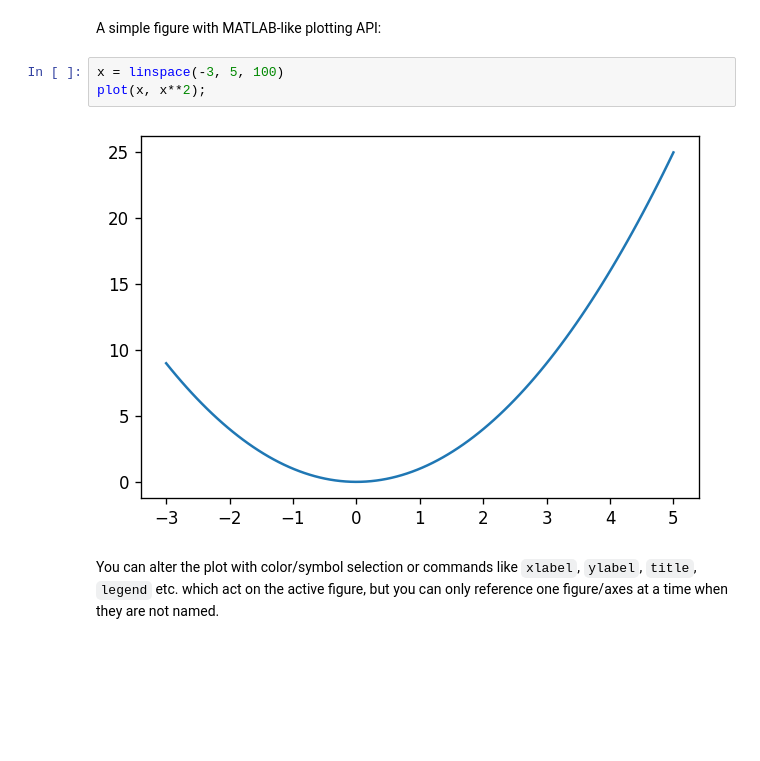
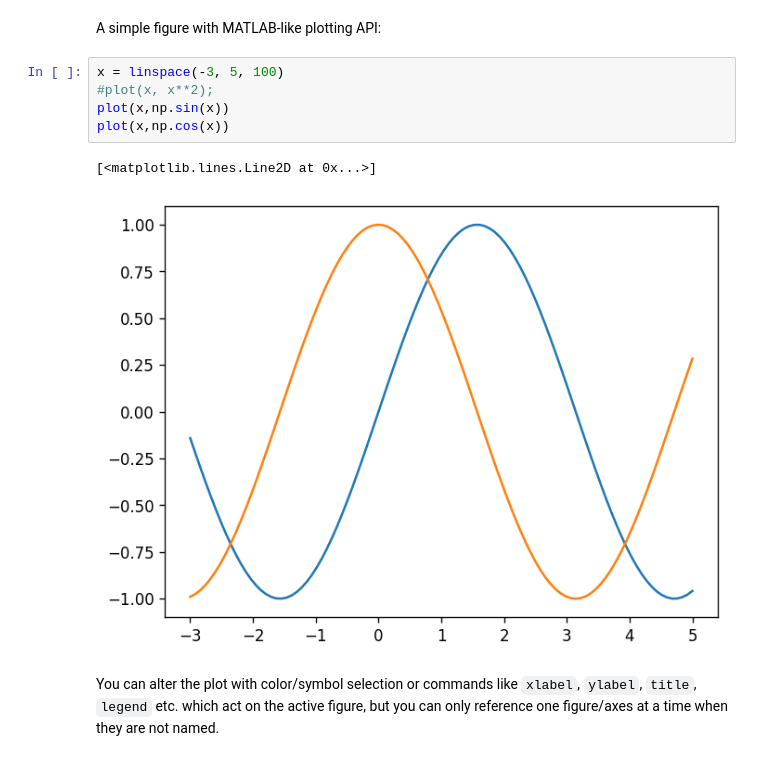
Before and after one commit to PatrickPasolini/MLDM_Lab, a Jupyter notebook: Python-Introduction/04-Matplotlib.ipynb, the cells around one changed output. Cells and saved outputs as stored; diff of their text form; blank space fills up the shorter version.

```diff
--- a/Python-Introduction/04-Matplotlib.ipynb
+++ b/Python-Introduction/04-Matplotlib.ipynb
@@ -37,9 +37,12 @@ The easiest way to get started with plotting using matplotlib is often to use th
 A simple figure with MATLAB-like plotting API:
 # %%
 x = linspace(-3, 5, 100)
-plot(x, x**2);
+#plot(x, x**2);
+plot(x,np.sin(x))
+plot(x,np.cos(x))
 # %% [output]
+[<matplotlib.lines.Line2D at 0x...>]
-[figure, old version]
+[figure, new version]
 # %% [markdown]
 You can alter the plot with color/symbol selection or commands like `xlabel`, `ylabel`, `title`, `legend` etc. which act on the active figure, but you can only reference one figure/axes at a time when they are not named.
 # %%
```
